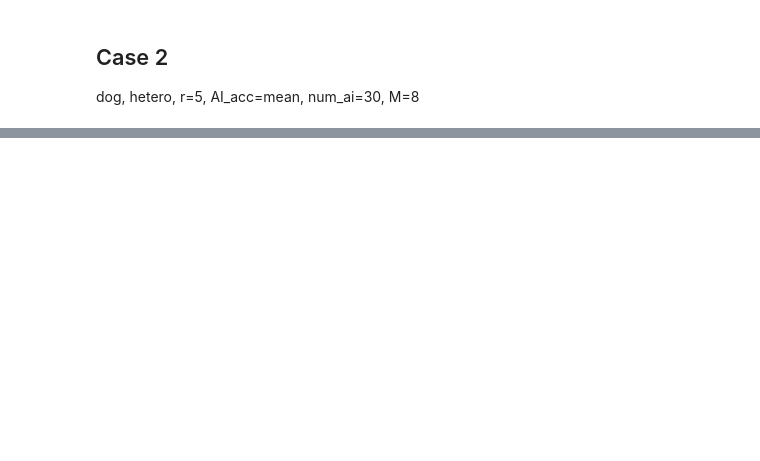
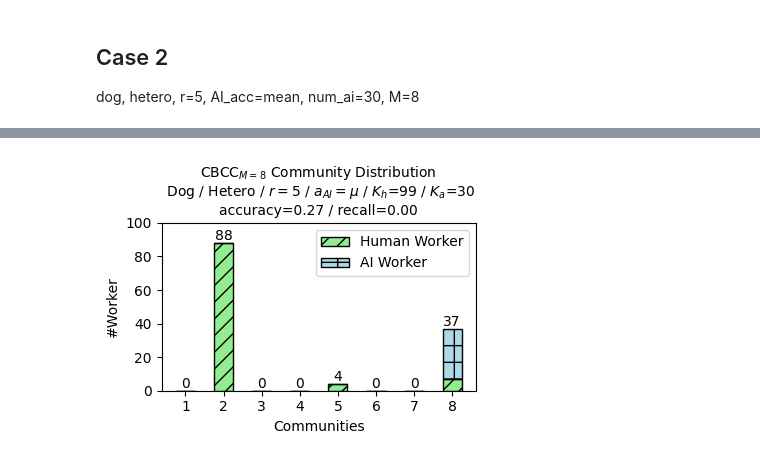
Before and after one commit to crowd4u/COLLAPSE, a Jupyter notebook: main_experiment/notebooks/CBCC_analysis.ipynb, the cells around one changed output, grey strips where cells are left out. Saved outputs shown, nothing was run; the diff lists cells and outputs as text; code cells hidden in the pictures; blank space fills up the shorter version.

```diff
--- a/main_experiment/notebooks/CBCC_analysis.ipynb
+++ b/main_experiment/notebooks/CBCC_analysis.ipynb
@@ -173,25 +219,27 @@ cluster_AI_count
 # %%
 # Visualization
 n = 8
 
 if len(cluster_human_count) != n or len(cluster_AI_count) != n:
     raise ValueError("The length of the count arrays must be equal to n.")
 clusters = [f'{i+1}' for i in range(n)]
 x = np.arange(n)
 width = 0.5
 fig, ax = plt.subplots(figsize=(4, 3))
-bar1 = ax.bar(x, cluster_human_count, width, label='Human Worker', color="darkgreen")
-bar2 = ax.bar(x, cluster_AI_count, width, bottom=cluster_human_count, label='AI Worker', color="darkblue")
+bar1 = ax.bar(x, cluster_human_count, width, label='Human Worker', color="lightgreen", hatch="//", edgecolor="black")
+bar2 = ax.bar(x, cluster_AI_count, width, bottom=cluster_human_count, label='AI Worker', color="lightblue", hatch="+", edgecolor="black")
 ax.set_xlabel('Communities')
 ax.set_ylabel('#Worker')
 ax.set_title('CBCC$_{M=8}$ Community Distribution \n Dog / Hetero / $r = 5$ / $a_{AI}=\mu$ / $K_h$=99 / $K_a$=30\n' +  f'accuracy={acc:.2f} / recall={recall:.2f}', fontsize=10)
 ax.set_xticks(x)
 ax.set_xticklabels(clusters)
 ax.set_ylim([0,100])
 ax.legend()
 for i in range(n):
     total_height = cluster_human_count[i] + cluster_AI_count[i]
     ax.text(i, total_height, str(int(total_height)), ha='center', va='bottom')
 plt.tight_layout()
 
 plt.savefig('cbcc_community_distribution_2.svg', bbox_inches='tight')
+# %% [output]
+[figure, added]
```
Also changed, not shown: parts of 14 cells of this notebook, 4 other files.
